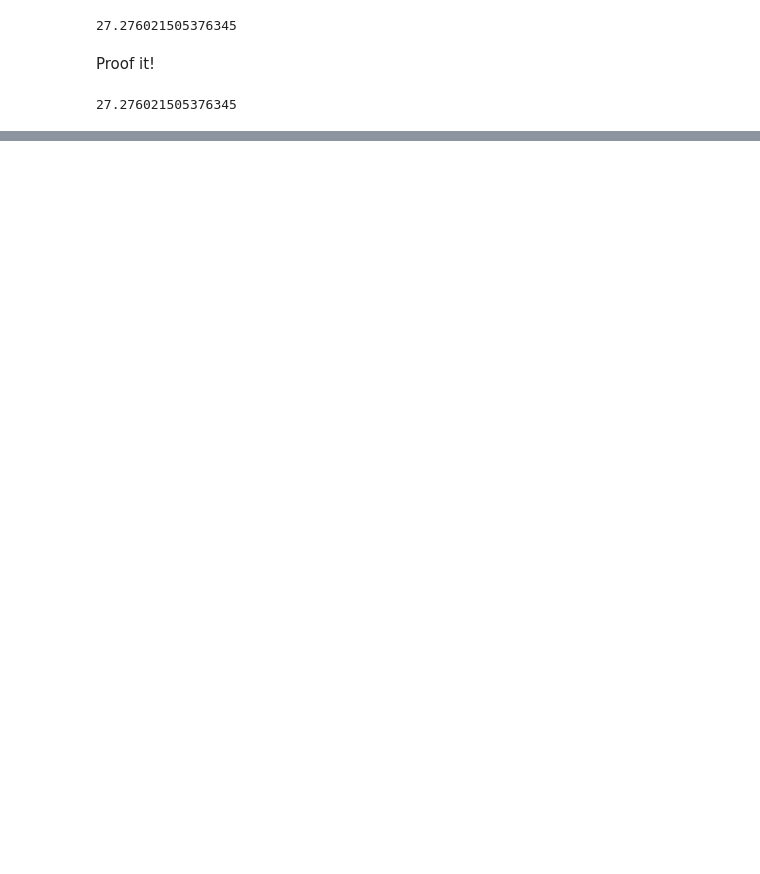
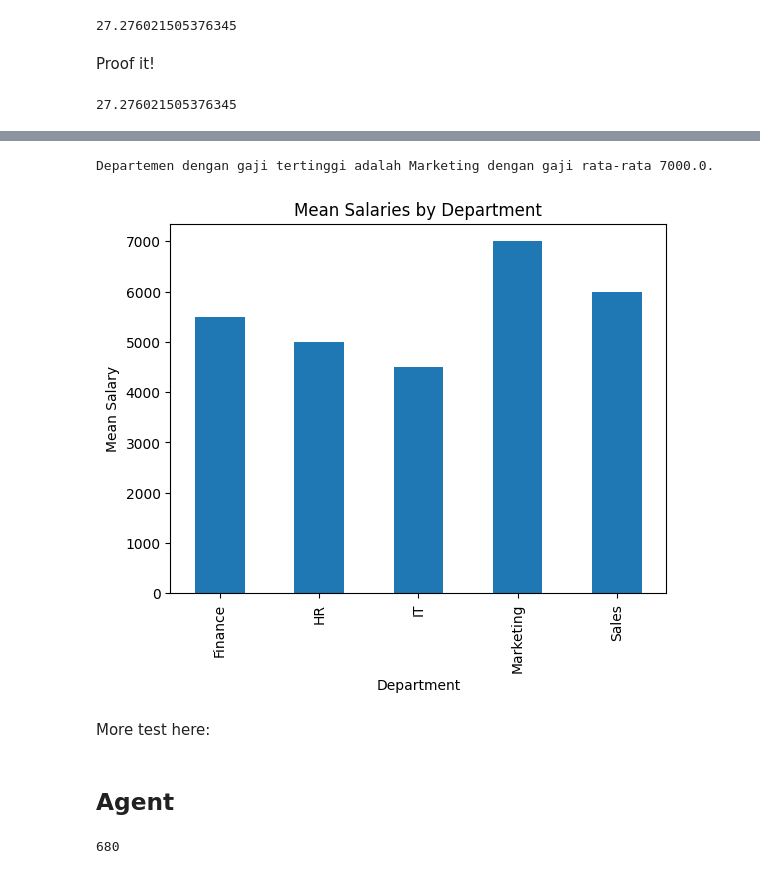
Before and after one commit to dmadhitama/chatbot-llm, a Jupyter notebook: test_pandasai.ipynb, the cells around one changed output, grey strips where cells are left out. Cells and saved outputs as stored; diff of their text form; code cells hidden in the pictures; blank space fills up the shorter version.

```diff
--- a/test_pandasai.ipynb
+++ b/test_pandasai.ipynb
@@ -139,0 +163,14 @@ df.loc[(df["Sex"] == "male") & (df["Survived"] == 1)]["Age"].mean()
+# %%
+employees_data = {
+    'EmployeeID': [1, 2, 3, 4, 5],
+    'Name': ['John', 'Emma', 'Liam', 'Olivia', 'William'],
+    'Department': ['HR', 'Sales', 'IT', 'Marketing', 'Finance']
+}
+
+salaries_data = {
+    'EmployeeID': [1, 2, 3, 4, 5],
+    'Salary': [5000, 6000, 4500, 7000, 5500]
+}
+
+employees_df = pd.DataFrame(employees_data)
+salaries_df = pd.DataFrame(salaries_data)
@@ -139,0 +195,33 @@ df.loc[(df["Sex"] == "male") & (df["Survived"] == 1)]["Age"].mean()
+# %%
+lake = SmartDatalake(
+    [
+        employees_df,
+        salaries_df
+    ],
+    config={"llm": llm}
+)
+# %%
+response = lake.chat("Departemen mana yang memiliki gaji tertinggi?")
+print(response)
+# %% [output]
+Departemen dengan gaji tertinggi adalah Marketing dengan gaji rata-rata 7000.0.
+[figure, added]
+# %% [markdown]
+More test here:
+# %% [markdown]
+## Agent
+# %%
+sales_by_country = pd.DataFrame({
+    "country": ["United States", "United Kingdom", "France", "Germany", "Italy", "Spain", "Canada", "Australia", "Japan", "China"],
+    "sales": [5000, 3200, 2900, 4100, 2300, 2100, 2500, 2600, 4500, 7000],
+    "deals_opened": [142, 80, 70, 90, 60, 50, 40, 30, 110, 120],
+    "deals_closed": [120, 70, 60, 80, 50, 40, 30, 20, 100, 110]
+})
+
+agent = Agent(
+    sales_by_country,
+    config={"llm": llm}
+)
+agent.chat('Which are the top 5 countries by sales?')
+# %% [output]
+680
```
Also changed, not shown: parts of 24 cells of this notebook, 3 other files.
